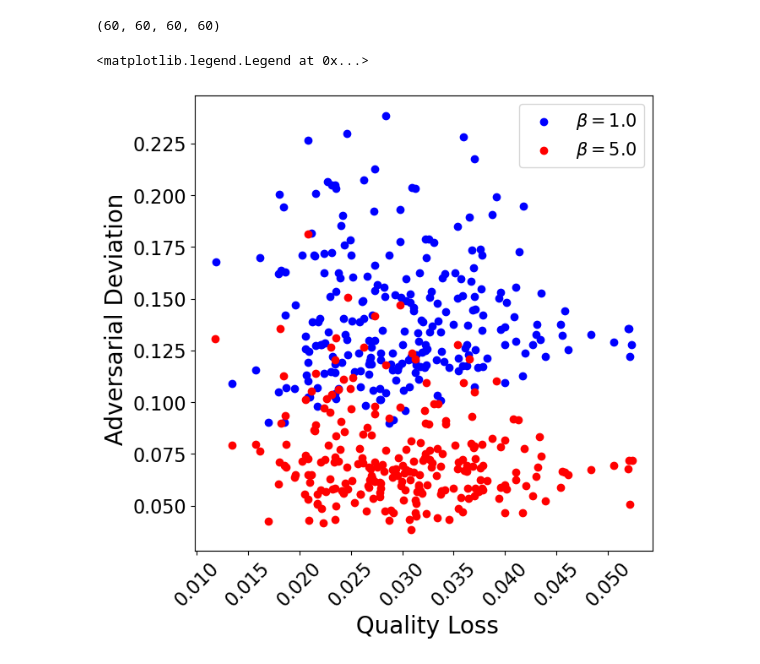
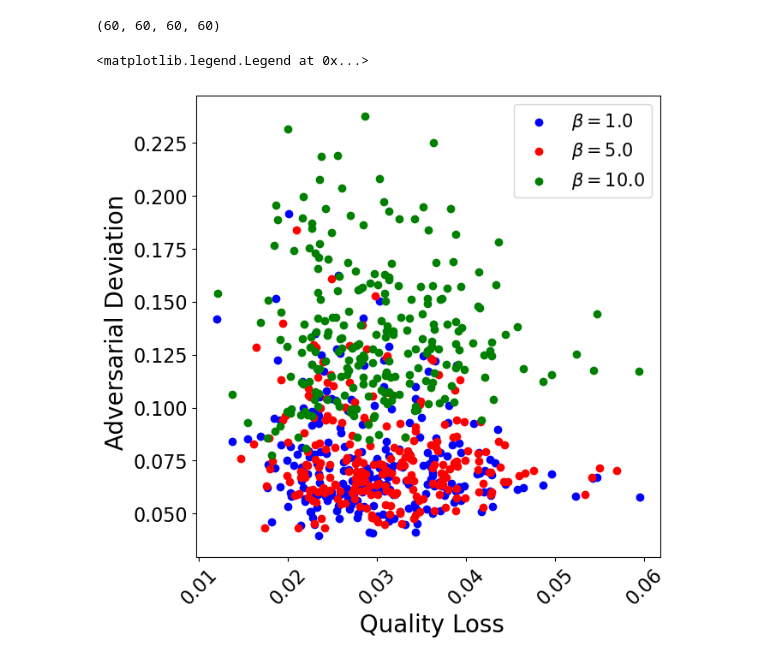
Before and after one commit to ChethanKodase/robustness_of_subgroups, a Jupyter notebook: nvae_results_comparision_all_fairness_disjoined_objectives_compare.ipynb, the cells around one changed output. Cells and saved outputs as stored; diff of their text form; code cells hidden in the pictures.

```diff
--- a/nvae_results_comparision_all_fairness_disjoined_objectives_compare.ipynb
+++ b/nvae_results_comparision_all_fairness_disjoined_objectives_compare.ipynb
@@ -477,6 +516,8 @@ plt.show()
 #all_segments = [0, 1, 2, 3, 4, 5, 6, 7, 8, 9, 10, 11, 12, 13, 14, 15, 16, 17, 18, 19, 20]
 
 desired_norm_l_inf = 0.094
+beta_value = 1.0
+model.load_state_dict(torch.load('/home/luser/autoencoder_attacks/saved_celebA/checkpoints/celebA_CNN_VAE_big_trainSize'+str(train_data_size)+'_epochs'+str(epochs)+'.torch'))
 #desired_norm_l_inf = 0.05
 #all_features = ["bald", "beard", "femaleGlass", "hat", "bald", "generalWhiteWomen"]
 
@@ -1277,6 +1318,7 @@ plt.show()
 
 desired_norm_l_inf = 0.094
 beta_value = 5.0
+model.load_state_dict(torch.load('/home/luser/autoencoder_attacks/saved_celebA/checkpoints/celebA_CNN_VAE'+str(beta_value)+'_big_trainSize'+str(train_data_size)+'_epochs'+str(epochs)+'.torch'))
 #desired_norm_l_inf = 0.05
 #all_features = ["bald", "beard", "femaleGlass", "hat", "bald", "generalWhiteWomen"]
 
@@ -1423,6 +1465,7 @@ plt.show()
 
 desired_norm_l_inf = 0.094
 beta_value = 10.0
+model.load_state_dict(torch.load('/home/luser/autoencoder_attacks/saved_celebA/checkpoints/celebA_CNN_VAE'+str(beta_value)+'_big_trainSize'+str(train_data_size)+'_epochs'+str(epochs)+'.torch'))
 #desired_norm_l_inf = 0.05
 #all_features = ["bald", "beard", "femaleGlass", "hat", "bald", "generalWhiteWomen"]
 
@@ -1572,7 +1615,7 @@ plt.show()
 desired_norm_l_inf = 0.094
 beta_value = 1.0
 
-all_beta_values = [1.0, 5.0]
+all_beta_values = [1.0, 5.0, 10.0]
 
 #desired_norm_l_inf = 0.05
 #all_features = ["bald", "beard", "femaleGlass", "hat", "bald", "generalWhiteWomen"]
@@ -1640,6 +1683,7 @@ for beta_value in all_beta_values:
             source_im = torch.load("/home/luser/autoencoder_attacks/train_aautoencoders/fairness_trials/attack_saves/"+str(feature_inside)+"_d/images.pt")[segment].unsqueeze(0).to(device)
             #optimized_noise = torch.load("/home/luser/autoencoder_attacks/train_aautoencoders/fairness_trials/attack_saves/"+str(feature_outside)+"_d/"+str(feature_inside)+"_noise_"+str(distort_valuae)+"segment"+str(segment)+".pt").to(device)
             if(beta_value == 5.0 or beta_value == 10.0):
+                model.load_state_dict(torch.load('/home/luser/autoencoder_attacks/saved_celebA/checkpoints/celebA_CNN_VAE'+str(beta_value)+'_big_trainSize'+str(train_data_size)+'_epochs'+str(epochs)+'.torch'))
                 optimized_noise = torch.load("/home/luser/autoencoder_attacks/train_aautoencoders/fairness_trials/attack_saves/"+str(feature_outside)+"_d/"+str(feature_inside)+"beta"+str(beta_value)+"_scaled_noise_"+str(desired_norm_l_inf)+"segment"+str(segment)+".pt", map_location=device).to(device)
             else:
                 optimized_noise = torch.load("/home/luser/autoencoder_attacks/train_aautoencoders/fairness_trials/attack_saves/"+str(feature_outside)+"_d/"+str(feature_inside)+"_scaled_noise_"+str(desired_norm_l_inf)+"segment"+str(segment)+".pt", map_location=device).to(device)
@@ -1721,17 +1769,17 @@ len(youngmen_recon_loss), len(oldmen_reconloss), len(youngwomen_recon_loss), len
 # %%
 plt.figure(figsize=(7, 7))  # Adjust the width and height as needed
 
 plt.scatter(beta1_recon_loss, beta1_deviations, color='blue', label=r"$\beta = 1.0$")
 plt.scatter(beta2_recon_loss, beta2_deviations, color='red', label=r"$\beta = 5.0$")
-#plt.scatter(beta3_recon_loss, beta2_deviations, color='green', label=r"$\beta = 10.0$")
+plt.scatter(beta3_recon_loss, beta3_deviations, color='green', label=r"$\beta = 10.0$")
 
 plt.ylabel(" Adversarial Deviation", fontsize=20)  # Using LaTeX formatting for the ylabel
 
 plt.xlabel(" Quality Loss", fontsize=20)  # Using LaTeX formatting for the ylabel
 plt.xticks(fontsize=16, rotation=45)  # Adjust the fontsize as needed
 plt.yticks(fontsize=16)  # Adjust the fontsize as needed
 
 plt.legend(fontsize=15)
 # %% [output]
 <matplotlib.legend.Legend at 0x...>
-[figure, old version]
+[figure, new version]
```
Also changed, not shown: parts of 14 cells of this notebook, 2 other files.
